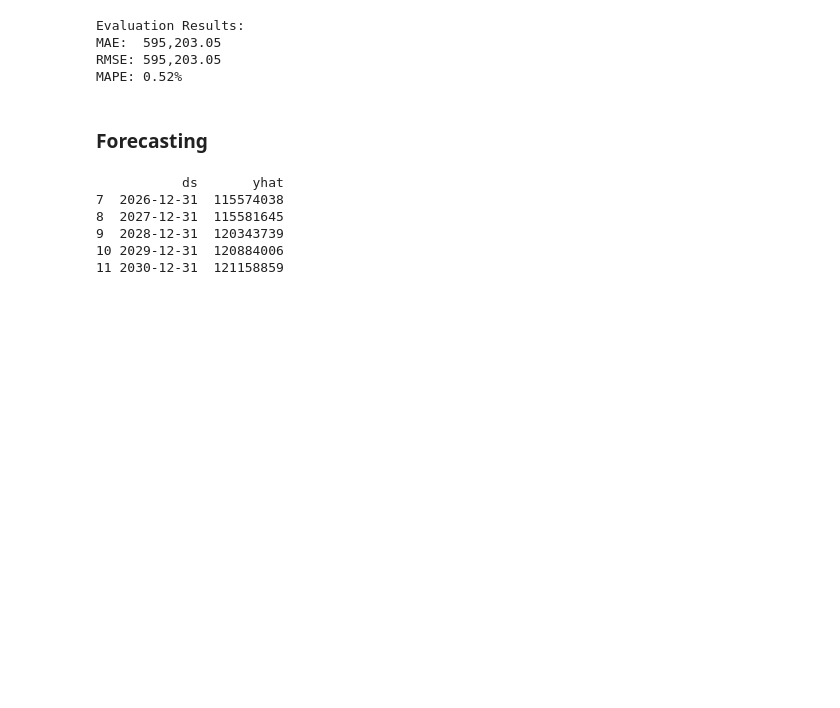
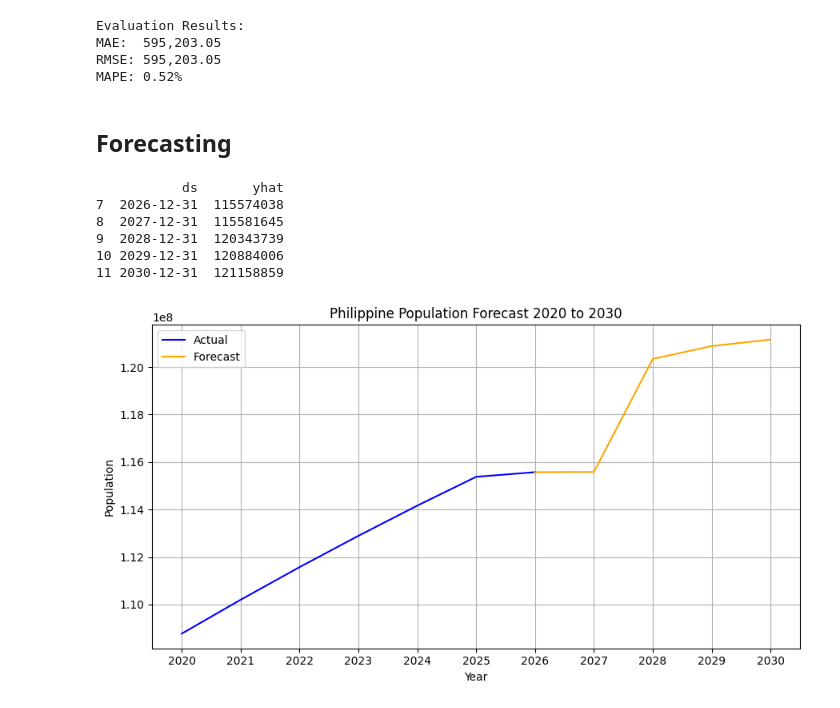
Before and after one commit to Qvyl/kaggle-notebooks, a Jupyter notebook: philippines-population-forecast.ipynb, the cells around one changed output. Saved outputs shown, nothing was run; the diff lists cells and outputs as text; code cells hidden in the pictures; blank space fills up the shorter version.

Commit message:
Kaggle Notebook | Philippines Population Forecast (Prophet) | Version 7

```diff
--- a/philippines-population-forecast.ipynb
+++ b/philippines-population-forecast.ipynb
@@ -400,4 +400,4 @@ test_df
 # %%
-model = Prophet(yearly_seasonality=True, weekly_seasonality=False, daily_seasonality=False)
+model = Prophet(changepoint_prior_scale=0.05, yearly_seasonality=True, weekly_seasonality=False, daily_seasonality=False)
 model.fit(train_df)
 # %% [output]
@@ -427,7 +427,7 @@ MAE:  595,203.05
 RMSE: 595,203.05
 MAPE: 0.52%
 # %% [markdown]
-### Forecasting
+## Forecasting
 # %%
 future = model.make_future_dataframe(periods=8, freq='Y')
 forecast = model.predict(future)
@@ -447,3 +443,29 @@ print(forecast_2026_2030)
 9  2028-12-31  120343739
 10 2029-12-31  120884006
 11 2030-12-31  121158859
+# %%
+df_actual = df_prophet[['ds','y']].rename(columns={'ds': 'Year', 'y': 'Population'})
+df_forecast = forecast_2026_2030[['ds','yhat']].rename(columns={'ds': 'Year', 'yhat': 'Population'})
+# %%
+actual_and_pred = pd.concat([df_actual, df_forecast], ignore_index=True)
+actual_and_pred['Year'] = pd.to_datetime(actual_and_pred['Year'].astype(str) + '-01-01')
+actual_and_pred['Year'] = actual_and_pred['Year'].dt.year
+# %%
+plt.figure(figsize=(9, 5))
+
+actual = actual_and_pred[actual_and_pred['Year'] <= 2026]
+forecast = actual_and_pred[actual_and_pred['Year'] >= 2026]
+
+plt.plot(actual['Year'], actual['Population'], color='blue', label='Actual')
+plt.plot(forecast['Year'], forecast['Population'], color='orange', label='Forecast')
+
+plt.title('Philippine Population Forecast 2020 to 2030')
+plt.xlabel('Year')
+plt.ylabel('Population')
+plt.xticks(ticks=actual_and_pred['Year'], labels=actual_and_pred['Year'])
+plt.legend()
+plt.grid(True)
+plt.tight_layout()
+plt.show()
+# %% [output]
+[figure, added]
```
Also changed, not shown: parts of 6 cells of this notebook.
